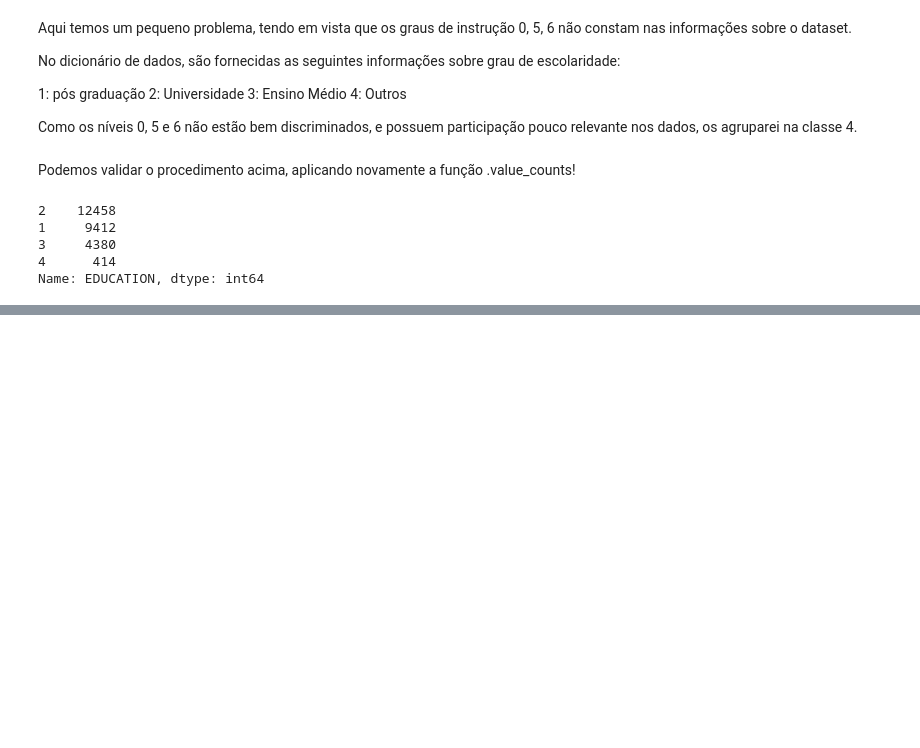
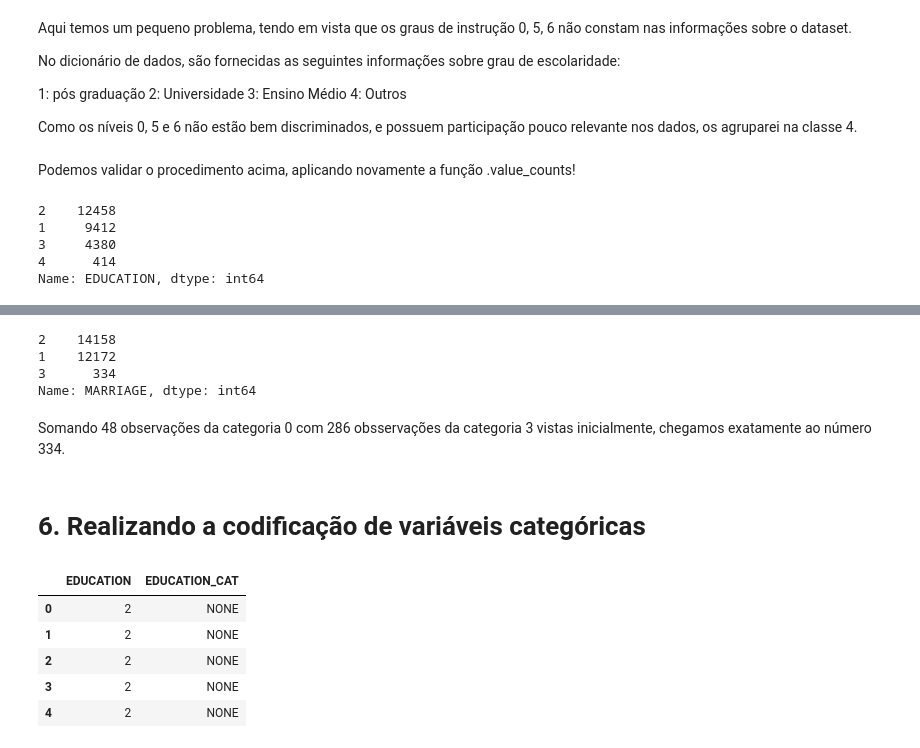
Before and after one commit to marcosvnespolo/Previsao_Inadimplencia, a Jupyter notebook: Previsão_Inadimplência.ipynb, the cells around one changed output, grey strips where cells are left out. Cells and saved outputs as stored; diff of their text form; code cells hidden in the pictures; blank space fills up the shorter version.

```diff
--- a/Previsão_Inadimplência.ipynb
+++ b/Previsão_Inadimplência.ipynb
@@ -416,0 +431,11 @@ Name: EDUCATION, dtype: int64
+# %%
+df_limpo2['MARRIAGE'].value_counts()
+# %% [output]
+2    14158
+1    12172
+3      334
+Name: MARRIAGE, dtype: int64
+# %% [markdown]
+Somando 48 observações da categoria 0 com 286 obsservações da categoria 3 vistas inicialmente, chegamos exatamente ao número 334.
+# %% [markdown]
+# 6. Realizando a codificação de variáveis categóricas
@@ -416,0 +444,9 @@ Name: EDUCATION, dtype: int64
+# %%
+df_limpo2[['EDUCATION', 'EDUCATION_CAT']].head()
+# %% [output]
+|  | EDUCATION | EDUCATION_CAT |
+| 0 | 2 | NONE |
+| 1 | 2 | NONE |
+| 2 | 2 | NONE |
+| 3 | 2 | NONE |
+| 4 | 2 | NONE |
```
Also changed, not shown: parts of 18 cells of this notebook.
